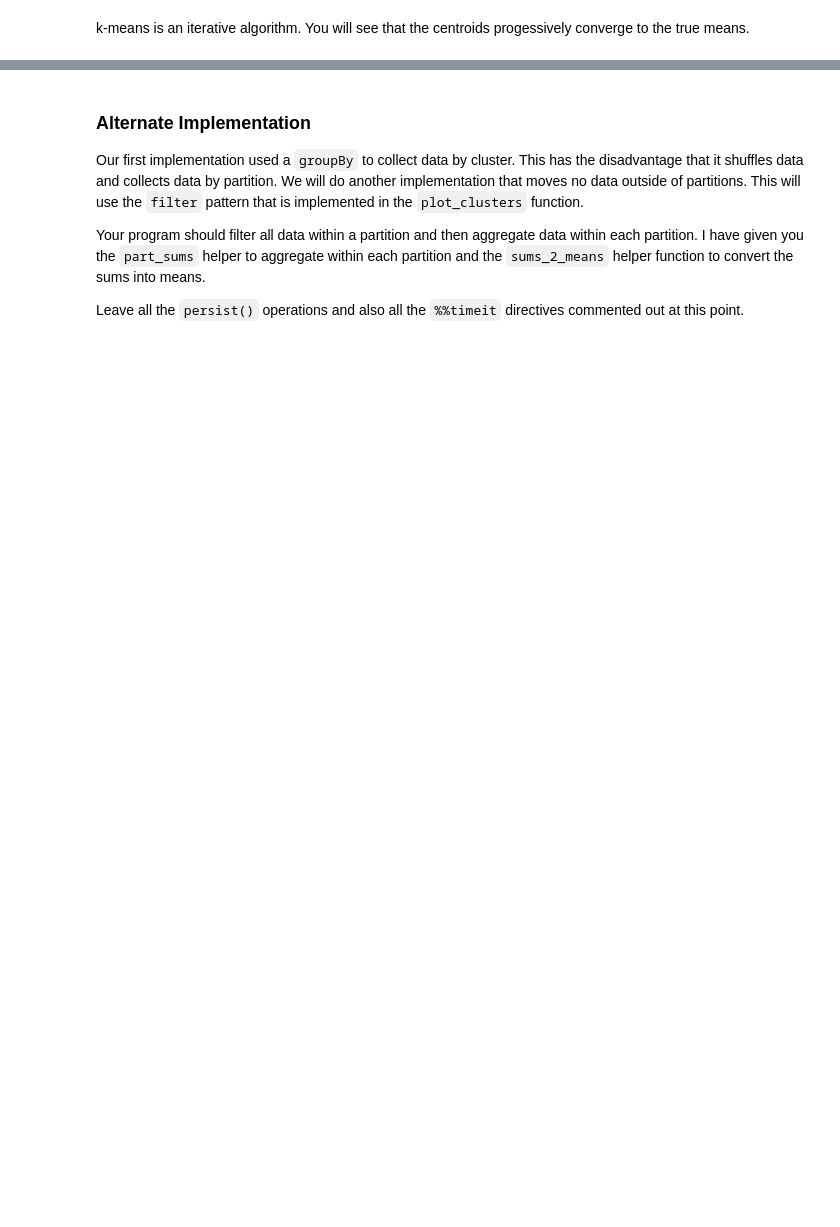
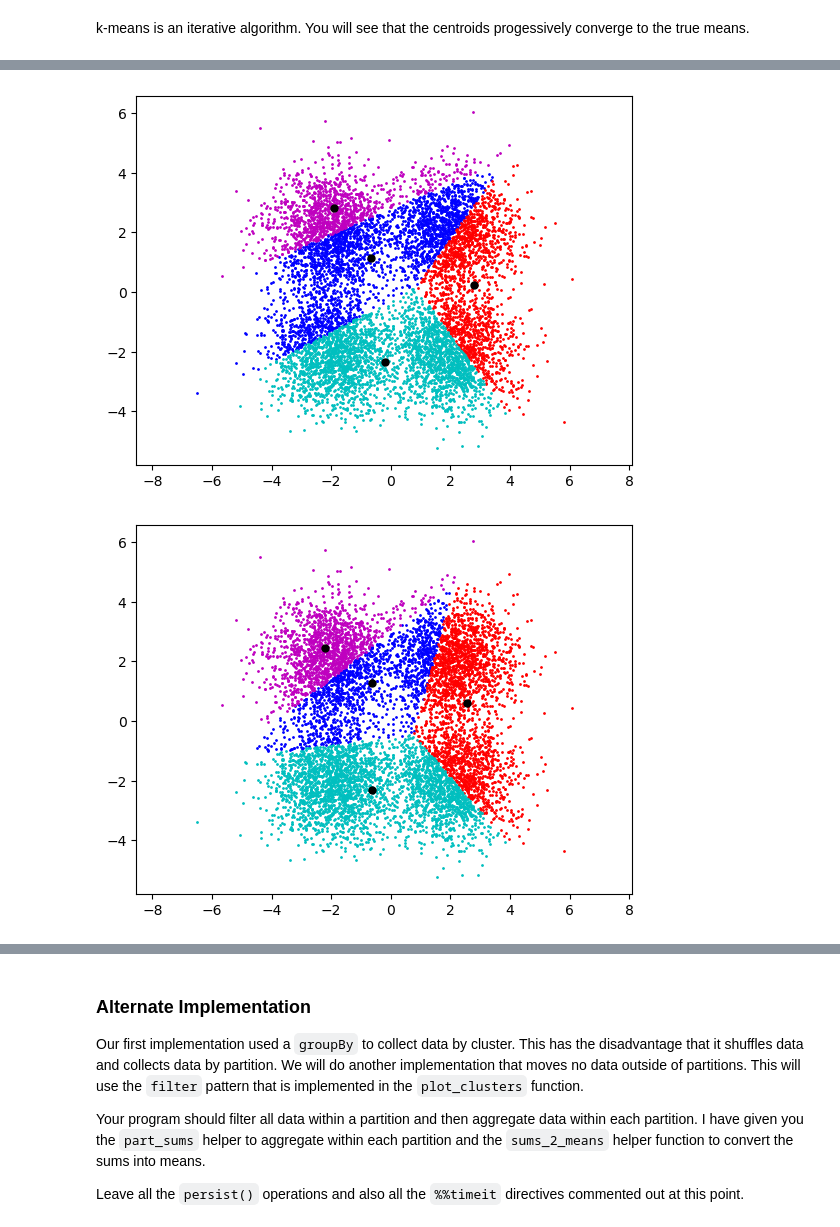
Before and after one commit to rishic3/pcds.2023, a Jupyter notebook: ebook/activities/activity6_spark_kmeans.ipynb, the cells around one changed output, grey strips where cells are left out. Saved outputs shown, nothing was run; the diff lists cells and outputs as text; code cells hidden in the pictures; blank space fills up the shorter version.

```diff
--- a/ebook/activities/activity6_spark_kmeans.ipynb
+++ b/ebook/activities/activity6_spark_kmeans.ipynb
@@ -162,7 +162,7 @@ plot_clusters(ptstriples, centroids)
 # %% [markdown]
 k-means is an iterative algorithm.  You will see that the centroids progessively converge to the true means.
 # %%
-%%timeit -n 1
+#%%timeit -n 1
 
 iterations = 10
 centroids = originalCentroids
@@ -177,5 +177,5 @@ for i in range(iterations):
     centroids = np.array(new_centroids_rdd.sortByKey().values().collect())
 
     # optionally plot the output (could be slow)
-    #plot_clusters(ptstriples, centroids)
+    plot_clusters(ptstriples, centroids)
 # %% [output]
@@ -182,0 +182,2 @@ for i in range(iterations):
+[figure, added]
+[figure, added]
```
Also changed, not shown: parts of 6 cells of this notebook.
